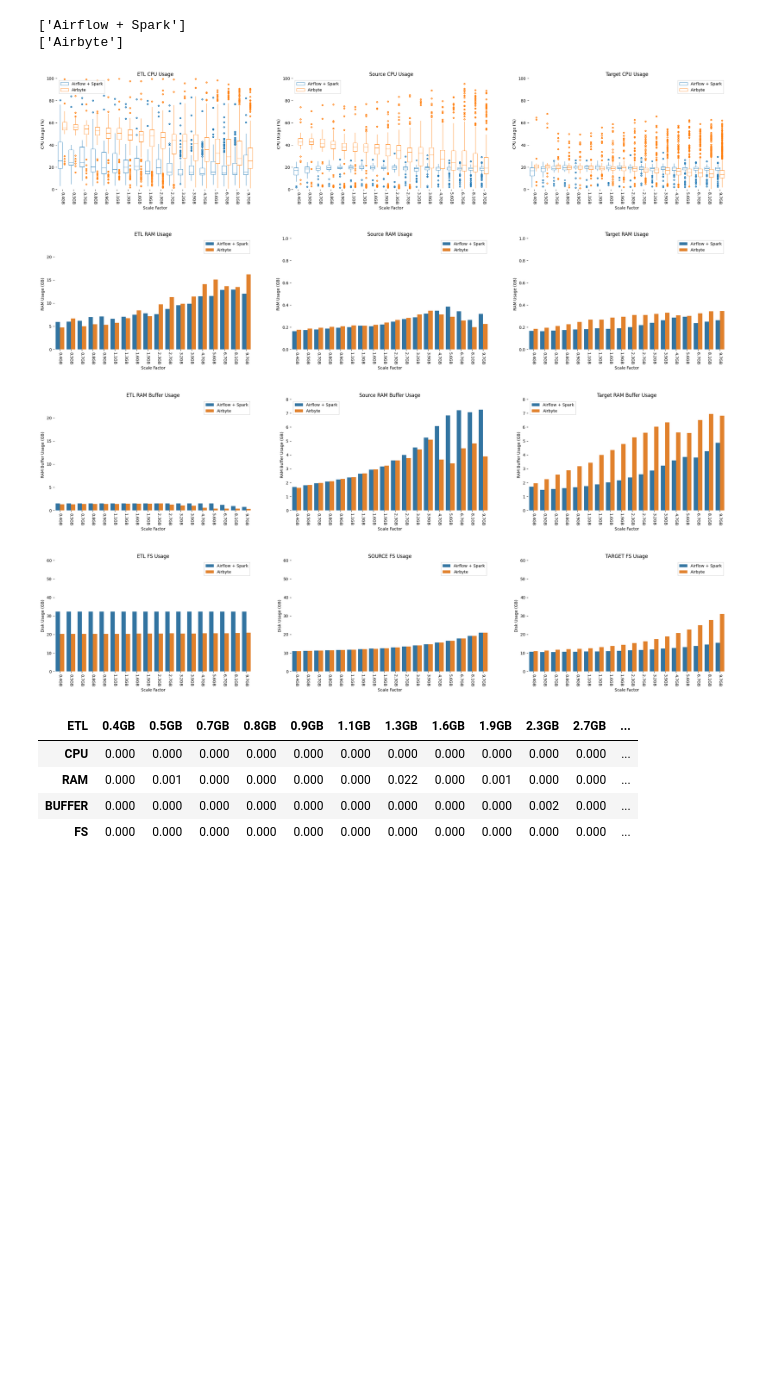
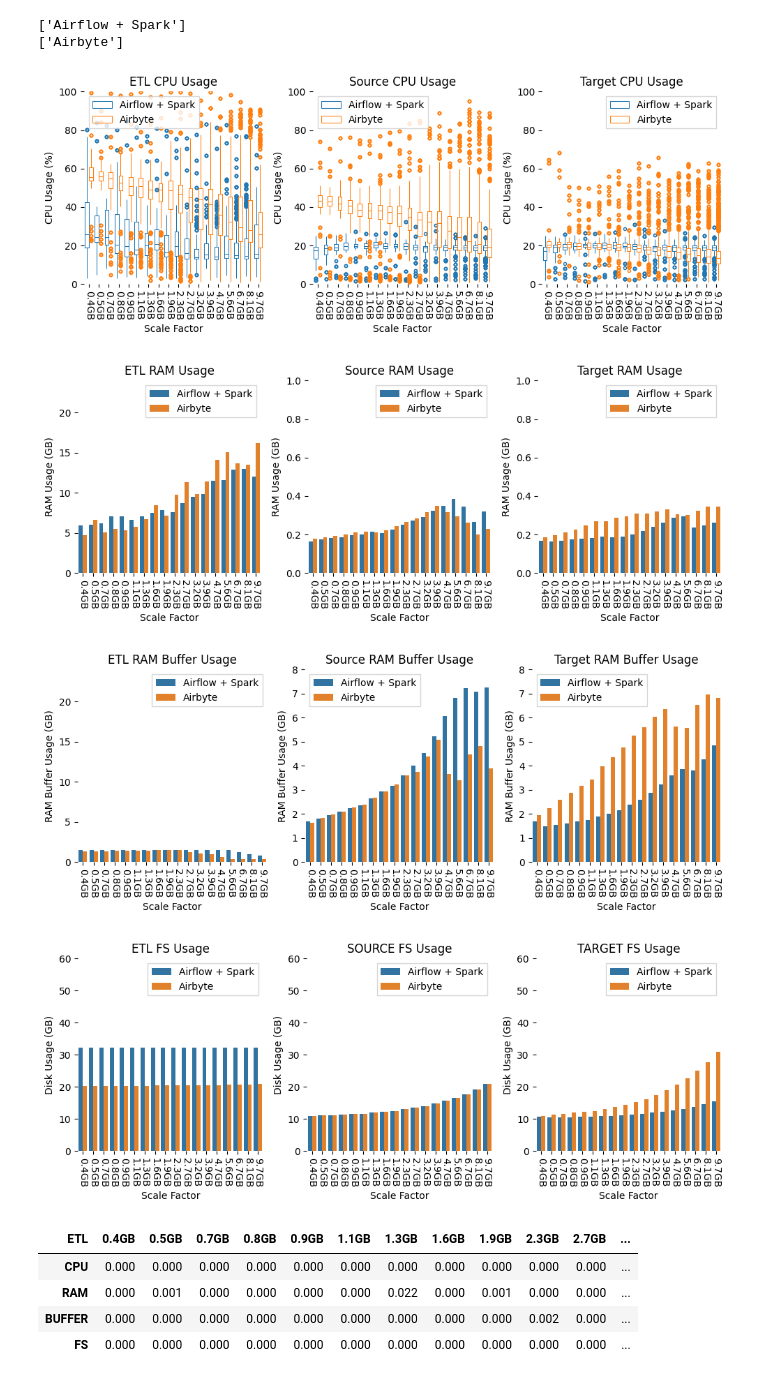
Before and after one commit to bombermal/TCC, a Jupyter notebook: Monitoring_VM/Retrieve/pre_analisys.ipynb, the cells around one changed output. Drawn from its saved outputs; the diff is of its cells as text; code cells hidden in the pictures; blank space fills up the shorter version.

```diff
--- a/Monitoring_VM/Retrieve/pre_analisys.ipynb
+++ b/Monitoring_VM/Retrieve/pre_analisys.ipynb
@@ -384,9 +398,8 @@ df_result.Sf = uni_list * 3
 df_result.Resource = resources
 
 # CPU
-fig, ax = plt.subplots(1, 3, figsize=(30, 5))
+fig, ax = plt.subplots(1, 3, figsize=fg_size)
 mask = (df_cpu.instance == "AIRFLOW") | (df_cpu.instance == "AIRBYTE")
-df_result = accum_stats(df=df_cpu, mask=mask, df_store=df_result, uni_list=uni_list, col="cpu_usage", res="CPU", momment="ETL")
 g = sns.boxplot(df_cpu[mask], x='sf', y='cpu_usage', hue='framework', ax=ax[0],
             fill=False, linewidth=.75, flierprops={"marker": "."}, showcaps=False
             ).set(ylim=(0, 100), title="ETL CPU Usage", xlabel="Scale Factor",
@@ -395,7 +408,6 @@ ax[0].set_xticklabels(ax[0].get_xticklabels(),rotation=270)
 ax[0].legend(fancybox=False)
 
 mask = df_cpu.instance == "SOURCE"
-df_result = accum_stats(df=df_cpu, mask=mask, df_store=df_result, uni_list=uni_list, col="cpu_usage", res="CPU", momment="SOURCE")
 sns.boxplot(df_cpu[mask], x='sf', y='cpu_usage', hue='framework', ax=ax[1],
             fill=False, linewidth=.75, flierprops={"marker": "."}, showcaps=False
             ).set(ylim=(0, 100), title="Source CPU Usage", xlabel="Scale Factor",
@@ -404,7 +416,6 @@ ax[1].set_xticklabels(ax[1].get_xticklabels(),rotation=270)
 ax[1].legend(fancybox=False)
 
 mask = df_cpu.instance == "TARGET"
-df_result = accum_stats(df=df_cpu, mask=mask, df_store=df_result, uni_list=uni_list, col="cpu_usage", res="CPU", momment="TARGET")
 sns.boxplot(df_cpu[mask], x='sf', y='cpu_usage', hue='framework', ax=ax[2],
             fill=False, linewidth=.75, flierprops={"marker": "."}, showcaps=False
             ).set(ylim=(0, 100), title="Target CPU Usage", xlabel="Scale Factor",
@@ -412,84 +423,83 @@ sns.boxplot(df_cpu[mask], x='sf', y='cpu_usage', hue='framework', ax=ax[2],
 ax[2].set_xticklabels(ax[2].get_xticklabels(),rotation=270)
 ax[2].legend(fancybox=False)
 sns.despine(left=True, bottom=True)
+plt.tight_layout()
+plt.savefig("Figs/f5_prometheus_cpu.svg")
 plt.show()
 
 # RAM
-fig, ax = plt.subplots(1, 3, figsize=(30, 5))
+fig, ax = plt.subplots(1, 3, figsize=fg_size)
 mask = (df_memory.instance == "AIRFLOW") | (df_memory.instance == "AIRBYTE")
-df_result = accum_stats(df=df_memory, mask=mask, df_store=df_result, uni_list=uni_list, col="memory_usage", res="RAM", momment="ETL")
 sns.barplot(df_memory[mask], x='sf', y='memory_usage', hue='framework', ax=ax[0], errorbar=None).set(ylim=(0,24),
         title="ETL RAM Usage", xlabel="Scale Factor", ylabel="RAM Usage (GB)", xticks=range(len(x_tick_labels)), xticklabels=x_tick_labels)
 ax[0].set_xticklabels(ax[0].get_xticklabels(),rotation=270)
 ax[0].legend(fancybox=False)
 
 mask = df_memory.instance == "SOURCE"
-df_result = accum_stats(df=df_memory, mask=mask, df_store=df_result, uni_list=uni_list, col="memory_usage", res="RAM", momment="SOURCE")
 sns.barplot(df_memory[mask], x='sf', y='memory_usage', hue='framework', ax=ax[1], errorbar=None).set(ylim=(0,1),
         title="Source RAM Usage", xlabel="Scale Factor", ylabel="RAM Usage (GB)", xticks=range(len(x_tick_labels)), xticklabels=x_tick_labels)
 ax[1].set_xticklabels(ax[1].get_xticklabels(),rotation=270)
 ax[1].legend(fancybox=False)
 mask = df_memory.instance == "TARGET"
-df_result = accum_stats(df=df_memory, mask=mask, df_store=df_result, uni_list=uni_list, col="memory_usage", res="RAM", momment="TARGET")
 sns.barplot(df_memory[mask], x='sf', y='memory_usage', hue='framework', ax=ax[2], errorbar=None).set(ylim=(0,1),
         title="Target RAM Usage", xlabel="Scale Factor", ylabel="RAM Usage (GB)", xticks=range(len(x_tick_labels)), xticklabels=x_tick_labels)
 ax[2].set_xticklabels(ax[2].get_xticklabels(),rotation=270)
 ax[2].legend(fancybox=False)
 sns.despine(left=True, bottom=True)
+plt.tight_layout()
+plt.savefig("Figs/f6_prometheus_ram.svg")
 plt.show()
 
 # RAM Buffer
-fig, ax = plt.subplots(1, 3, figsize=(30, 5))
+fig, ax = plt.subplots(1, 3, figsize=fg_size)
 mask = (df_buffer.instance == "AIRFLOW") | (df_buffer.instance == "AIRBYTE")
-df_result = accum_stats(df=df_buffer, mask=mask, df_store=df_result, uni_list=uni_list, col="memory_buffer", res="BUFFER", momment="ETL")
 sns.barplot(df_buffer[mask], x='sf', y='memory_buffer', hue='framework', ax=ax[0], errorbar=None).set(ylim=(0,24),
         title="ETL RAM Buffer Usage", xlabel="Scale Factor", ylabel="RAM Buffer Usage (GB)", xticks=range(len(x_tick_labels)), xticklabels=x_tick_labels)
 ax[0].set_xticklabels(ax[0].get_xticklabels(),rotation=270)
 ax[0].legend(fancybox=False)
 mask = df_buffer.instance == "SOURCE"
-df_result = accum_stats(df=df_buffer, mask=mask, df_store=df_result, uni_list=uni_list, col="memory_buffer", res="BUFFER", momment="SOURCE")
 sns.barplot(df_buffer[mask], x='sf', y='memory_buffer', hue='framework', ax=ax[1], errorbar=None).set(ylim=(0,8),
         title="Source RAM Buffer Usage", xlabel="Scale Factor", ylabel="RAM Buffer Usage (GB)", xticks=range(len(x_tick_labels)), xticklabels=x_tick_labels)
 ax[1].set_xticklabels(ax[1].get_xticklabels(),rotation=270)
 ax[1].legend(fancybox=False)
 mask = df_buffer.instance == "TARGET"
-df_result = accum_stats(df=df_buffer, mask=mask, df_store=df_result, uni_list=uni_list, col="memory_buffer", res="BUFFER", momment="TARGET")
 sns.barplot(df_buffer[mask], x='sf', y='memory_buffer', hue='framework', ax=ax[2], errorbar=None).set(ylim=(0,8),
         title="Target RAM Buffer Usage", xlabel="Scale Factor", ylabel="RAM Buffer Usage (GB)", xticks=range(len(x_tick_labels)), xticklabels=x_tick_labels)
 ax[2].set_xticklabels(ax[2].get_xticklabels(),rotation=270)
 ax[2].legend(fancybox=False)
 sns.despine(left=True, bottom=True)
+plt.tight_layout()
+plt.savefig("Figs/f7_prometheus_buffer.svg")
 plt.show()
 
 # Filesystem
-fig, ax = plt.subplots(1, 3, figsize=(30, 5))
+fig, ax = plt.subplots(1, 3, figsize=fg_size)
 mask = df_fs.instance == "TARGET"
-df_result = accum_stats(df=df_fs, mask=mask, df_store=df_result, uni_list=uni_list, col="filesystem_size", res="FS", momment="ETL")
 sns.barplot(df_fs[mask], x='sf', y='filesystem_size', hue='framework', ax=ax[0], errorbar=None).set(ylim=(0,60),
         title="ETL FS Usage", xlabel="Scale Factor", ylabel="Disk Usage (GB)", xticks=range(len(x_tick_labels)), xticklabels=x_tick_labels)
 ax[0].set_xticklabels(ax[0].get_xticklabels(), rotation=270)
 ax[0].legend(fancybox=False)
 
 mask = (df_fs.instance == "AIRFLOW") | (df_fs.instance == "AIRBYTE")
-df_result = accum_stats(df=df_fs, mask=mask, df_store=df_result, uni_list=uni_list, col="filesystem_size", res="FS", momment="SOURCE")
 sns.barplot(df_fs[mask], x='sf', y='filesystem_size', hue='framework', ax=ax[1], errorbar=None).set(ylim=(0,60),
         title="SOURCE FS Usage", xlabel="Scale Factor", ylabel="Disk Usage (GB)", xticks=range(len(x_tick_labels)), xticklabels=x_tick_labels)
 ax[1].set_xticklabels(ax[1].get_xticklabels(), rotation=270)
 ax[1].legend(fancybox=False)
 
 mask = df_fs.instance == "SOURCE"
-df_result = accum_stats(df=df_fs, mask=mask, df_store=df_result, uni_list=uni_list, col="filesystem_size", res="FS", momment="TARGET")
 sns.barplot(df_fs[mask], x='sf', y='filesystem_size', hue='framework', ax=ax[2], errorbar=None).set(ylim=(0,60),
         title="TARGET FS Usage", xlabel="Scale Factor", ylabel="Disk Usage (GB)", xticks=range(len(x_tick_labels)), xticklabels=x_tick_labels)
 ax[2].set_xticklabels(ax[2].get_xticklabels(), rotation=270)
 ax[2].legend(fancybox=False)
 sns.despine(left=True, bottom=True)
+plt.tight_layout()
+plt.savefig("Figs/f8_prometheus_fs.svg")
 plt.show()
 # %% [output]
-[figure, old version]
+[figure, new version]
-[figure, old version]
+[figure, new version]
-[figure, old version]
+[figure, new version]
-[figure, old version]
+[figure, new version]
 # %%
 # A large t-statistic means that the groups are different.
 # A small p-value (typically ≤ 0.05) indicates strong evidence that the sample means are different.
```
Also changed, not shown: parts of 15 cells of this notebook, 22 other files.
